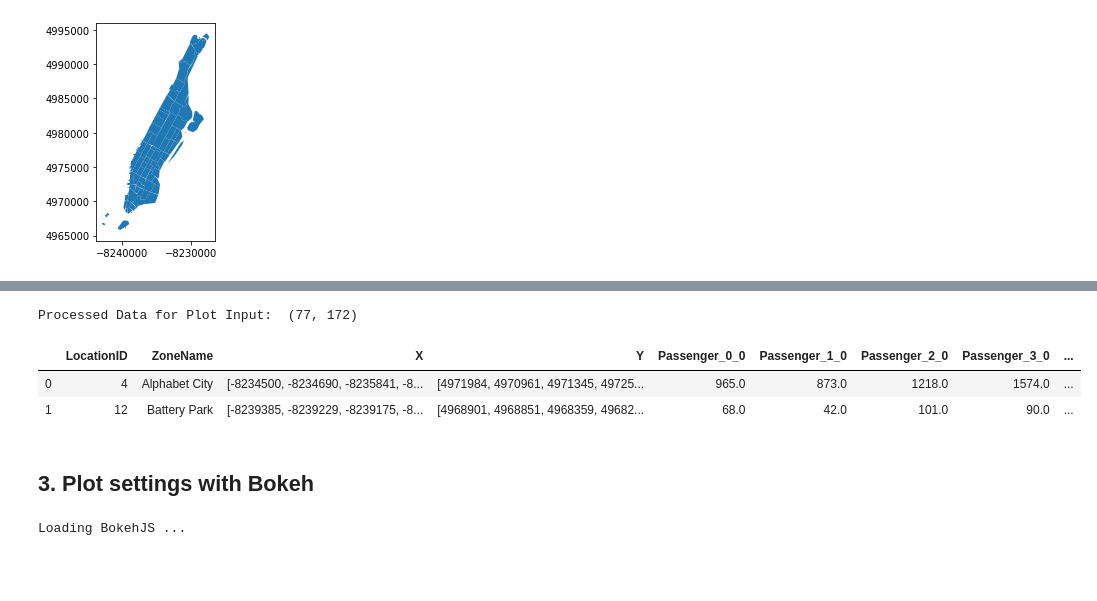
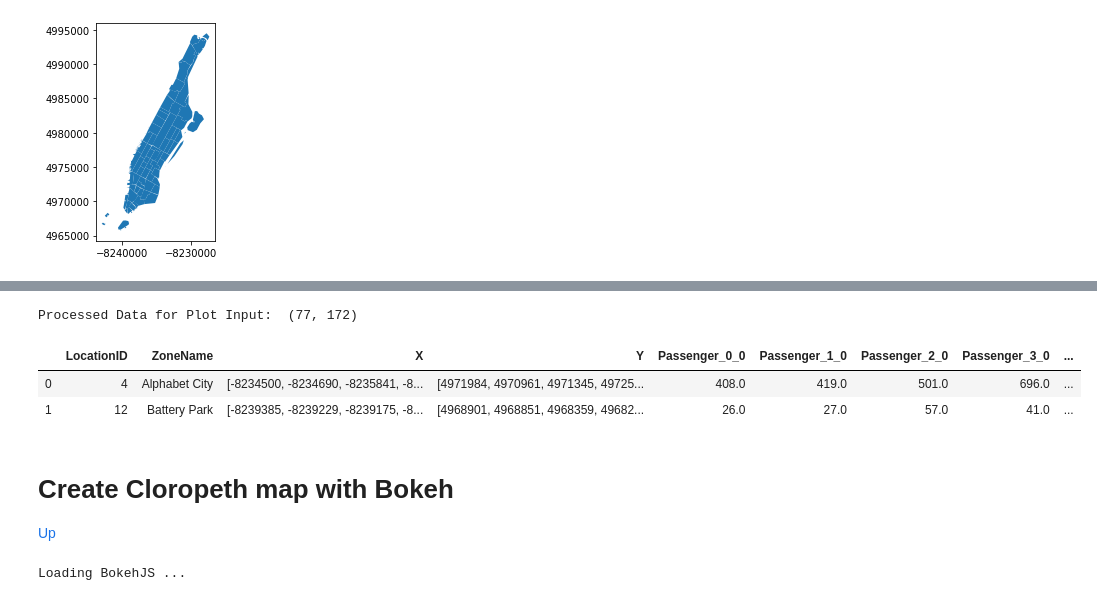
Before and after one commit to angelrps/MasterDataScience_FinalProject, a Jupyter notebook: notebooks/FrontEnd_01.ipynb, the cells around one changed output, grey strips where cells are left out. Saved outputs shown, nothing was run; the diff lists cells and outputs as text; code cells hidden in the pictures; blank space fills up the shorter version.

Commit message:
Front_End_01_updated to address latest model

```diff
--- a/notebooks/FrontEnd_01.ipynb
+++ b/notebooks/FrontEnd_01.ipynb
@@ -49,21 +61,21 @@ Load an process the shapefile "taxi_zones.shp" containing the New York Taxis Zon
 # %%
-df_taxizones = gpd.read_file('../data/taxi_zones/taxi_zones.shp')
+df_shape = gpd.read_file('../data/taxi_zones/taxi_zones.shp')
 
 # filter Manhattan zones
-df_taxizones = df_taxizones[df_taxizones['borough'] == 'Manhattan'].reset_index(drop=True)
+df_shape = df_shape[df_shape['borough'] == 'Manhattan'].reset_index(drop=True)
 
-df_taxizones = df_taxizones.drop(['borough'], axis=1)
-
-df_taxizones.to_crs(epsg=3785, inplace=True)
+df_shape = df_shape.drop(['borough'], axis=1)
 
 #EPSG-Code of Web Mercador
-display(df_taxizones.head())
-print("Number of Polygons: %d"%len(df_taxizones))
+df_shape.to_crs(epsg=3785, inplace=True)
+
+display(df_shape.head())
+print("Number of Polygons: %d"%len(df_shape))
 
 # Simplify Shape of Zones (otherwise slow peformance of plot)
-df_taxizones["geometry"] = df_taxizones["geometry"].simplify(100)
+df_shape["geometry"] = df_shape["geometry"].simplify(100)
 
-df_taxizones.plot()
+df_shape.plot()
 # %% [output]
 |  | OBJECTID | Shape_Leng | Shape_Area | zone | LocationID | geometry |
 | 0 | 4 | 0.043567 | 0.000112 | Alphabet City | 4 | POLYGON ((-8234500.227 4971984.09... |
@@ -79,6 +96,7 @@ Convert WKT Polygons to X and Y arrays with corresponding coordinates. Take into
 # %%
 data = []
-for zonename, LocationID, shape in df_taxizones[["zone", "LocationID", "geometry"]].values:
+df_shape2 = df_shape.copy()
+for zonename, LocationID, shape in df_shape2[["zone", "LocationID", "geometry"]].values:
     #If shape is polygon, extract X and Y coordinates of boundary line:
     if isinstance(shape, Polygon):
         X, Y = shape.boundary.xy
@@ -95,9 +113,9 @@ for zonename, LocationID, shape in df_taxizones[["zone", "LocationID", "geometry
             data.append([LocationID, zonename, X, Y])
 
 #Create new DataFrame with X an Y coordinates separated:
-df_taxizones = pd.DataFrame(data, columns=["LocationID", "ZoneName", "X", "Y"])
-print("Number of Polygons: %d"%len(df_taxizones))
-display(df_taxizones.head(77))
+df_shape2 = pd.DataFrame(data, columns=["LocationID", "ZoneName", "X", "Y"])
+print("Number of Polygons: %d"%len(df_shape2))
+display(df_shape2.head())
 # %% [output]
 Number of Polygons: 77
 |  | LocationID | ZoneName | X | Y |
@@ -123,7 +134,7 @@ For this first approach I am using **training data** but I will need to use **PR
 # %%
 # 'df_taxis' should be a data frame returned by the ML model
-df_taxis = pd.read_csv('../data/Data_Taxis_2017_Cleaned.csv', sep=',',
-                      usecols=['hour','dayofweek','LocationID','NoOfPickups'])
+df_taxis = pd.read_csv('../data/Data_Taxis_2019_Cleaned.csv', sep=',',
+                      usecols=['hour','dayofweek','LocationID','pickups'])
 
 pickups = df_taxis.groupby(['hour','dayofweek','LocationID']).sum()
 print('Imported Predicted Data:', df_taxis.shape)
@@ -142,27 +157,28 @@ Imported Predicted Data: (536306, 4)
 # %%
 ##### RUN THIS CELL ONLY ONCE. SHAPE SHOULD BE (77, 172)
 
 #pickups = pd.DataFrame(pickups)
-df_taxizones2 = pd.DataFrame()
+df_taxizones = df_shape2
 for hour in range(24):
     for dayofweek in range(7):
 
         #Get pickups and dropoff for this hour and weekday:
         p = pd.DataFrame(pickups.loc[(hour, dayofweek)]).reset_index().rename(columns={"LocationID" : "LocationID"})
 
         #Add information of pickups and dropoff to the New York Taxi Zone DataFrame:
         df_taxizones = pd.merge(df_taxizones, p, on="LocationID", how="left").fillna(0)
-        df_taxizones.rename(columns={"NoOfPickups" : "Passenger_%d_%d"%(dayofweek, hour)}, inplace=True)
+        df_taxizones.rename(columns={"pickups" : "Passenger_%d_%d"%(dayofweek, hour)}, inplace=True)
 
 print('Processed Data for Plot Input: ',df_taxizones.shape)
 df_taxizones.head(2)
 # %% [output]
 Processed Data for Plot Input:  (77, 172)
 |  | LocationID | ZoneName | X | Y | Passenger_0_0 | Passenger_1_0 | Passenger_2_0 | Passenger_3_0 | ... |
-| 0 | 4 | Alphabet City | [-8234500, -8234690, -8235841, -8... | [4971984, 4970961, 4971345, 49725... | 965.0 | 873.0 | 1218.0 | 1574.0 | ... |
-| 1 | 12 | Battery Park | [-8239385, -8239229, -8239175, -8... | [4968901, 4968851, 4968359, 49682... | 68.0 | 42.0 | 101.0 | 90.0 | ... |
+| 0 | 4 | Alphabet City | [-8234500, -8234690, -8235841, -8... | [4971984, 4970961, 4971345, 49725... | 408.0 | 419.0 | 501.0 | 696.0 | ... |
+| 1 | 12 | Battery Park | [-8239385, -8239229, -8239175, -8... | [4968901, 4968851, 4968359, 49682... | 26.0 | 27.0 | 57.0 | 41.0 | ... |
-# %% [markdown]
-## 3. Plot settings with Bokeh
+# %% [markdown]
+# Create Cloropeth map with Bokeh
+<div style = "float:right"><a style="text-decoration:none" href = "#FrontEnd_01">Up</a></div>
 # %%
 from bokeh.io import output_notebook, output_file, show
 from bokeh.plotting import figure
```
Also changed, not shown: parts of 42 cells of this notebook.
